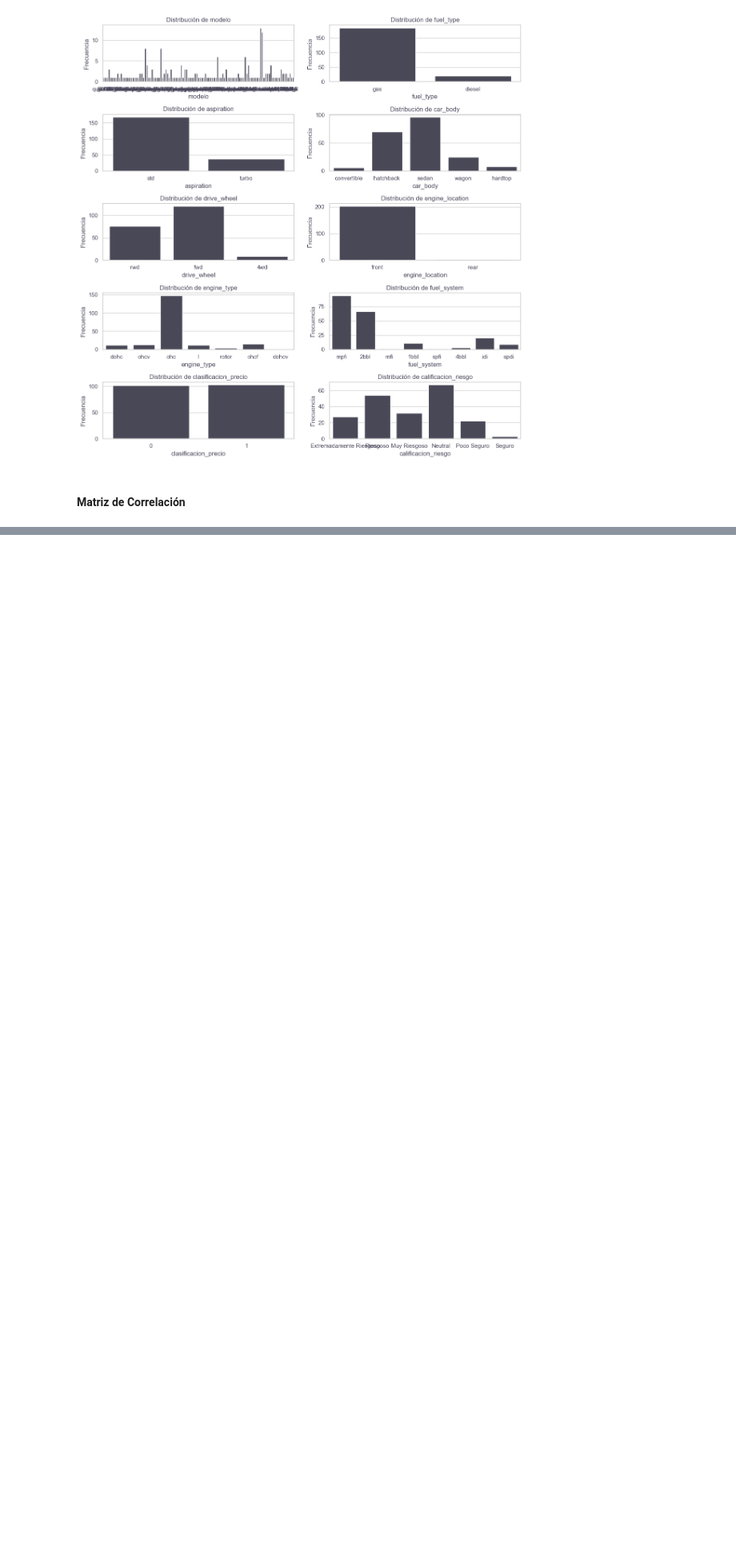
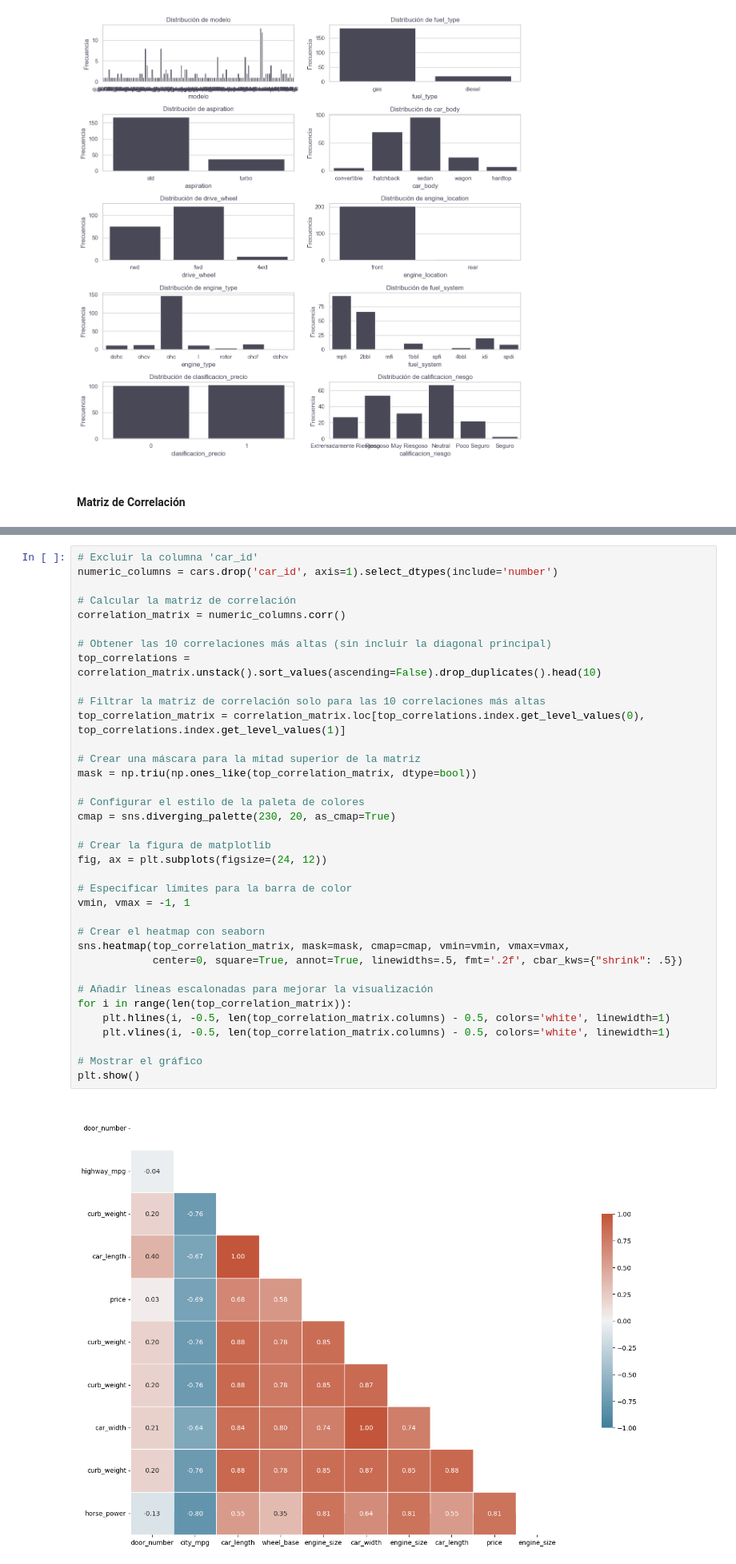
Before and after one commit to JohannaRangel/DS-M6-ML_Automotive_MarketAnalysis, a Jupyter notebook: notebooks/analisis-exploratorio.ipynb, the cells around one changed output, grey strips where cells are left out. Shown at 80% size. Saved outputs shown, nothing was run; the diff lists cells and outputs as text; blank space fills up the shorter version.

```diff
--- a/notebooks/analisis-exploratorio.ipynb
+++ b/notebooks/analisis-exploratorio.ipynb
@@ -158,0 +145,38 @@ plt.show()
+# %%
+# Excluir la columna 'car_id'
+numeric_columns = cars.drop('car_id', axis=1).select_dtypes(include='number')
+
+# Calcular la matriz de correlación
+correlation_matrix = numeric_columns.corr()
+
+# Obtener las 10 correlaciones más altas (sin incluir la diagonal principal)
+top_correlations = correlation_matrix.unstack().sort_values(ascending=False).drop_duplicates().head(10)
+
+# Filtrar la matriz de correlación solo para las 10 correlaciones más altas
+top_correlation_matrix = correlation_matrix.loc[top_correlations.index.get_level_values(0), top_correlations.index.get_level_values(1)]
+
+# Crear una máscara para la mitad superior de la matriz
+mask = np.triu(np.ones_like(top_correlation_matrix, dtype=bool))
+
+# Configurar el estilo de la paleta de colores
+cmap = sns.diverging_palette(230, 20, as_cmap=True)
+
+# Crear la figura de matplotlib
+fig, ax = plt.subplots(figsize=(24, 12))
+
+# Especificar límites para la barra de color
+vmin, vmax = -1, 1
+
+# Crear el heatmap con seaborn
+sns.heatmap(top_correlation_matrix, mask=mask, cmap=cmap, vmin=vmin, vmax=vmax,
+            center=0, square=True, annot=True, linewidths=.5, fmt='.2f', cbar_kws={"shrink": .5})
+
+# Añadir líneas escalonadas para mejorar la visualización
+for i in range(len(top_correlation_matrix)):
+    plt.hlines(i, -0.5, len(top_correlation_matrix.columns) - 0.5, colors='white', linewidth=1)
+    plt.vlines(i, -0.5, len(top_correlation_matrix.columns) - 0.5, colors='white', linewidth=1)
+
+# Mostrar el gráfico
+plt.show()
+# %% [output]
+[figure, added]
```
Also changed, not shown: parts of 2 cells of this notebook.
